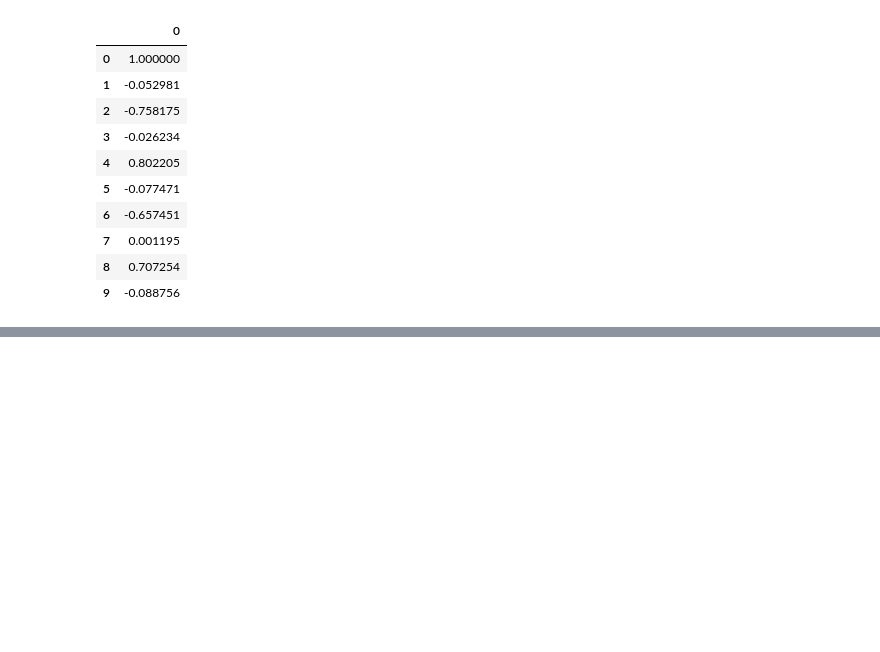
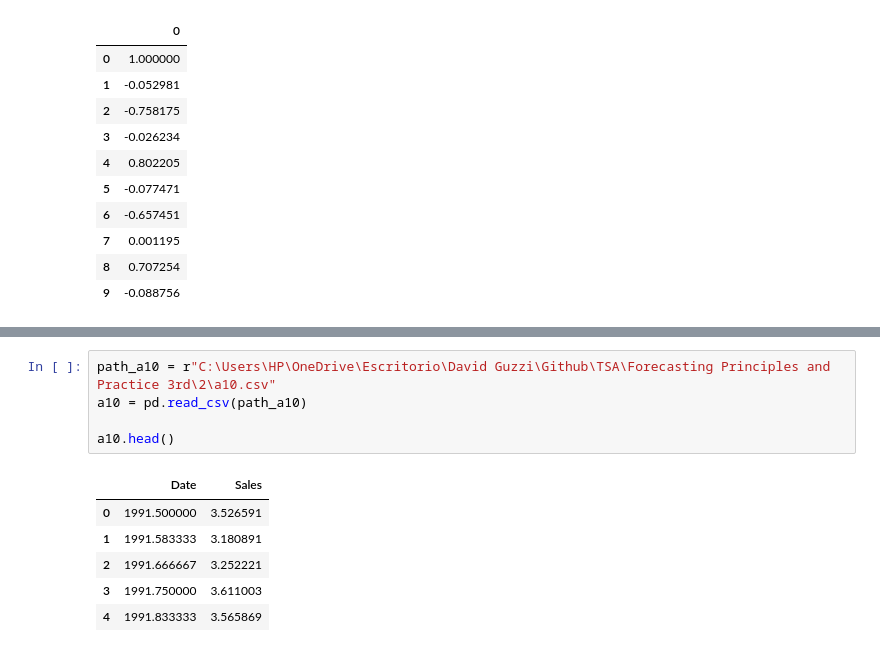
Before and after one commit to DavidGuzzi/TSA, a Jupyter notebook: Forecasting Principles and Practice 3rd/2/acf.ipynb, the cells around one changed output, grey strips where cells are left out. Drawn from its saved outputs; the diff is of its cells as text; blank space fills up the shorter version.

```diff
--- a/Forecasting Principles and Practice 3rd/2/acf.ipynb
+++ b/Forecasting Principles and Practice 3rd/2/acf.ipynb
@@ -105,0 +112,12 @@ pd.DataFrame(acf)
+# %%
+path_a10 = r"C:\Users\HP\OneDrive\Escritorio\David Guzzi\Github\TSA\Forecasting Principles and Practice 3rd\2\a10.csv"
+a10 = pd.read_csv(path_a10)
+
+a10.head()
+# %% [output]
+|  | Date | Sales |
+| 0 | 1991.500000 | 3.526591 |
+| 1 | 1991.583333 | 3.180891 |
+| 2 | 1991.666667 | 3.252221 |
+| 3 | 1991.750000 | 3.611003 |
+| 4 | 1991.833333 | 3.565869 |
```
Also changed, not shown: parts of 4 cells of this notebook.
